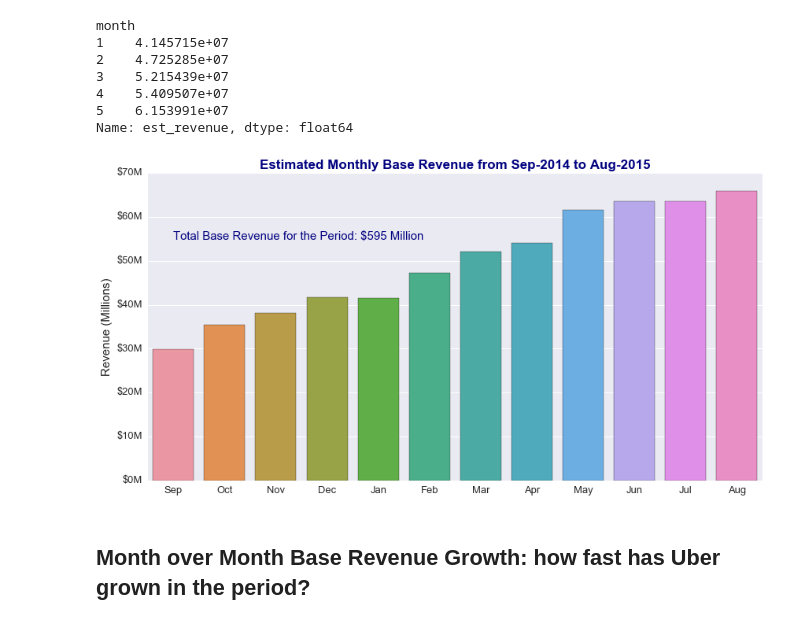
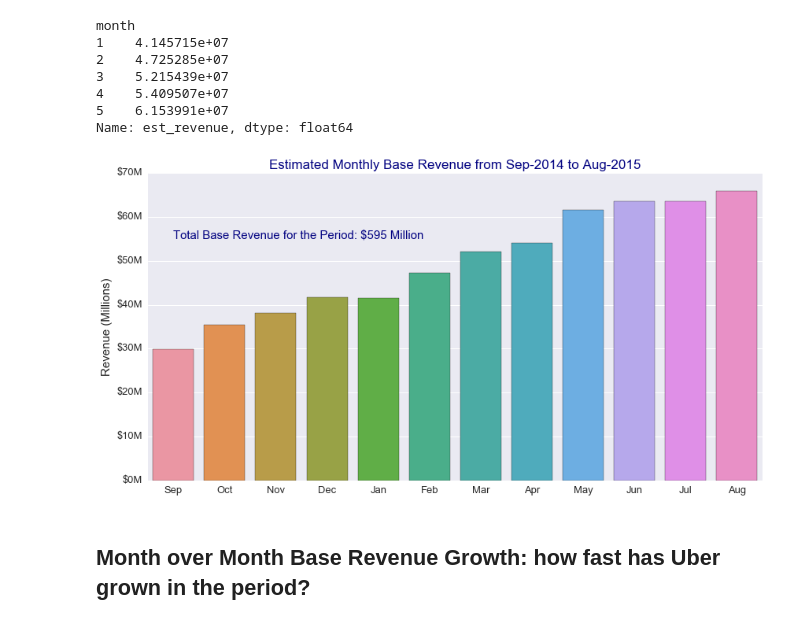
Before and after one commit to geoninja/Uber-Data-Analysis, a Jupyter notebook: NYC_Uber_Rides.ipynb, the cells around one changed output. Cells and saved outputs as stored; diff of their text form; code cells hidden in the pictures.

Commit message:
changs in figures 2,3,4

```diff
--- a/NYC_Uber_Rides.ipynb
+++ b/NYC_Uber_Rides.ipynb
@@ -816,24 +816,24 @@ Name: est_revenue, dtype: float64
 # %%
 #Create chart showing total base revenue per month.
 months_seq = [9,10,11,12,1,2,3,4,5,6,7,8]
 formatter = FuncFormatter(millions_currency)
 
 plt.figure(figsize = (14, 7))
 ax = sns.barplot(byDateRev.index, byDateRev.values, order = months_seq)
 ax.set_xticklabels(month_labels)
 ax.yaxis.set_major_formatter(formatter)
 
 font = {'color': 'navy', 'size': 15} #text parameters
 plt.text(0, 55000000, 'Total Base Revenue for the Period: ${:,.0f} Million'.format(sumRev * 1e-6),
          fontdict = font) #params: x, y, text, fontdict
 plt.xlabel('')
 plt.ylabel('Revenue (Millions)', fontsize = 15)
 plt.tick_params(labelsize=13)
-plt.title('Estimated Monthly Base Revenue from Sep-2014 to Aug-2015', fontsize = 17, weight='bold', color='navy')
+plt.title('Estimated Monthly Base Revenue from Sep-2014 to Aug-2015', fontsize = 17, color='navy')
 
 plt.show()
 # %% [output]
-[figure, old version]
+[figure, new version]
 # %% [markdown]
 ## Month over Month Base Revenue Growth: how fast has Uber grown in the period?
 # %%
```
Also changed, not shown: parts of 1 cell of this notebook, 3 other files.
